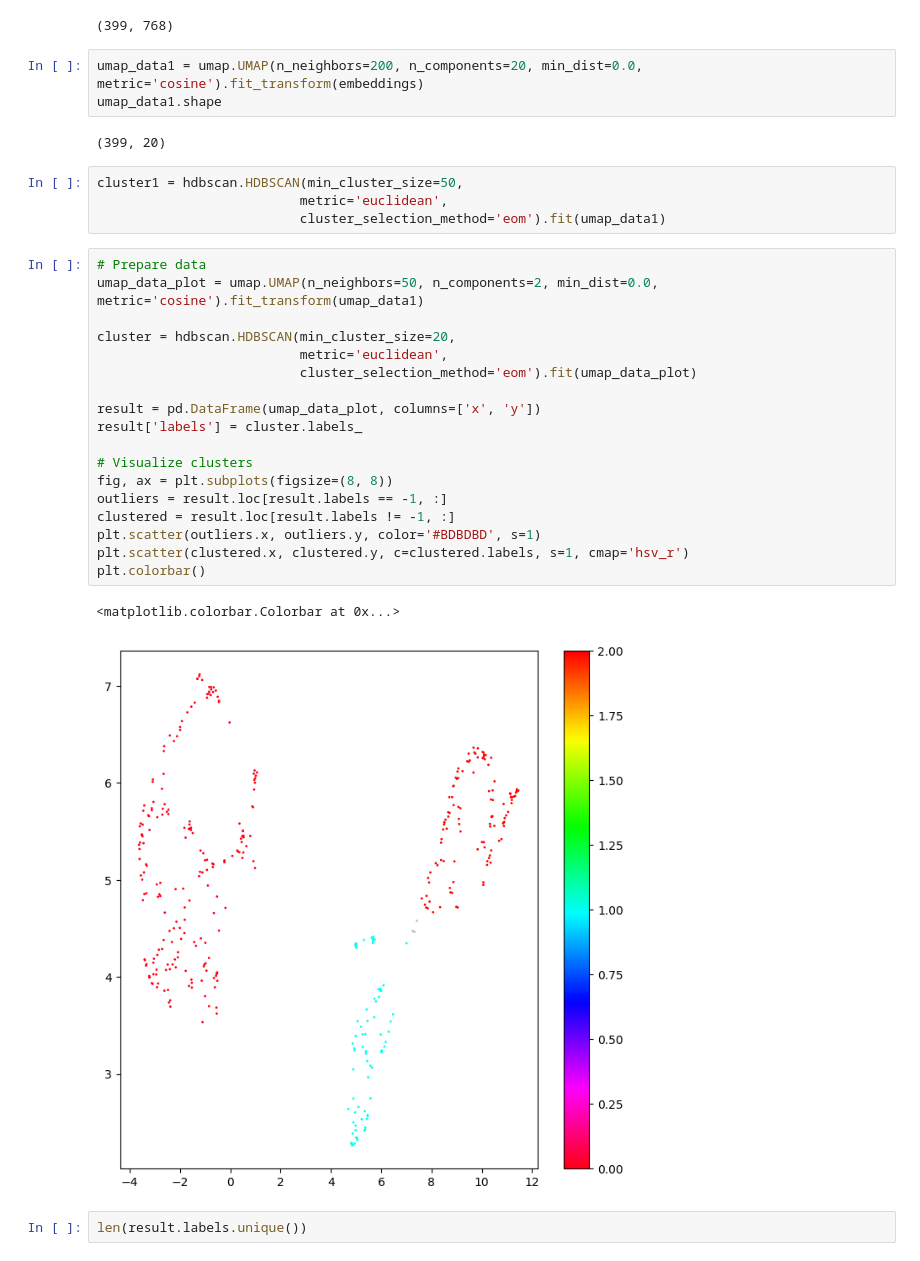
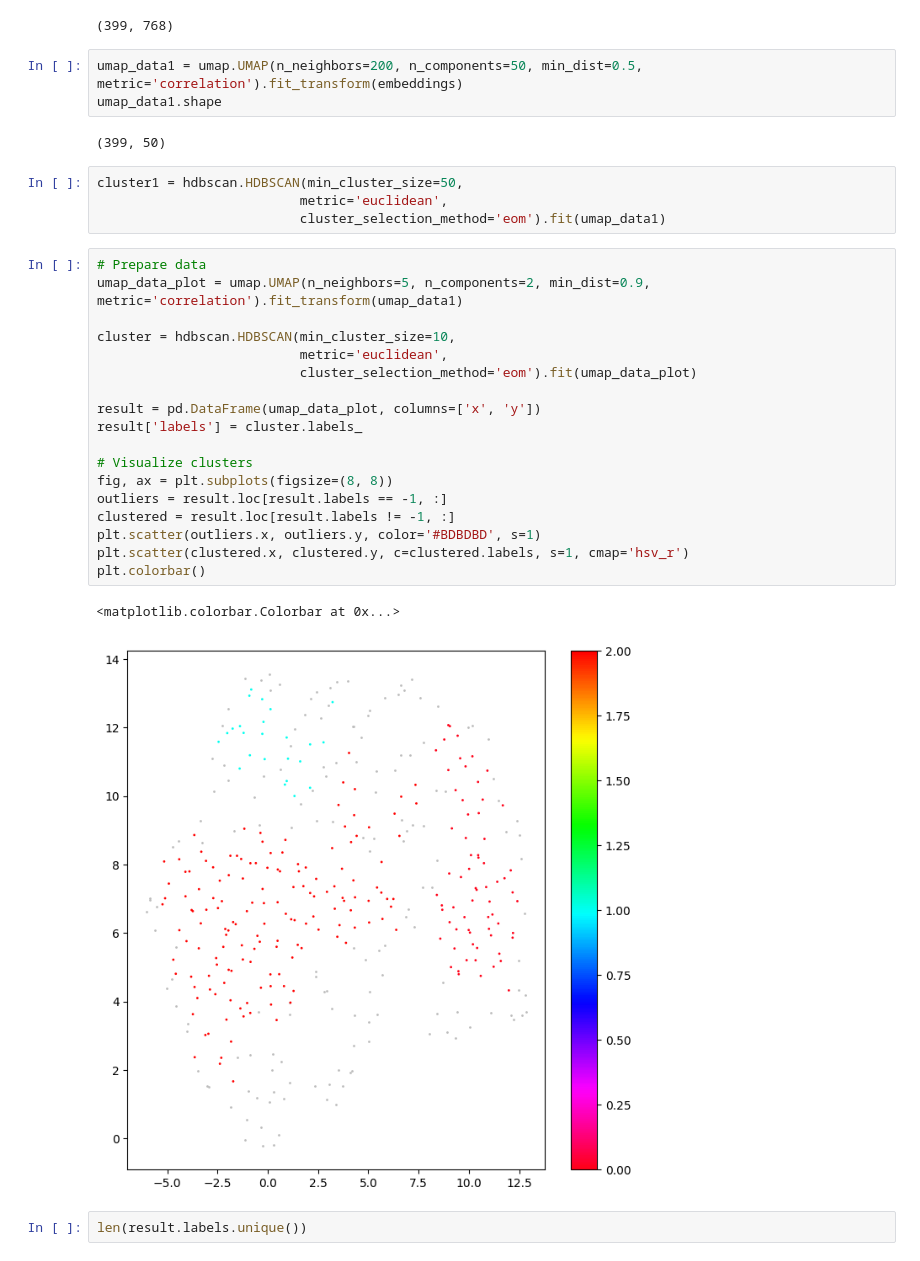
Before and after one commit to booktrackerGirl/Data-wrangling-and-analysis, a Jupyter notebook: Goggle Scholar Search/arXiv_analysis.ipynb, the cells around one changed output. Saved outputs shown, nothing was run; the diff lists cells and outputs as text.

```diff
--- a/Goggle Scholar Search/arXiv_analysis.ipynb
+++ b/Goggle Scholar Search/arXiv_analysis.ipynb
@@ -644,35 +509,35 @@ embeddings.shape
 # %% [output]
 (399, 768)
 # %%
-umap_data1 = umap.UMAP(n_neighbors=200, n_components=20, min_dist=0.0, metric='cosine').fit_transform(embeddings)
+umap_data1 = umap.UMAP(n_neighbors=200, n_components=50, min_dist=0.5, metric='correlation').fit_transform(embeddings)
 umap_data1.shape
 # %% [output]
-(399, 20)
+(399, 50)
 # %%
 cluster1 = hdbscan.HDBSCAN(min_cluster_size=50,
                           metric='euclidean',
                           cluster_selection_method='eom').fit(umap_data1)
 # %%
 # Prepare data
-umap_data_plot = umap.UMAP(n_neighbors=50, n_components=2, min_dist=0.0, metric='cosine').fit_transform(umap_data1)
+umap_data_plot = umap.UMAP(n_neighbors=5, n_components=2, min_dist=0.9, metric='correlation').fit_transform(umap_data1)
 
-cluster = hdbscan.HDBSCAN(min_cluster_size=20,
+cluster = hdbscan.HDBSCAN(min_cluster_size=10,
                           metric='euclidean',
                           cluster_selection_method='eom').fit(umap_data_plot)
 
 result = pd.DataFrame(umap_data_plot, columns=['x', 'y'])
 result['labels'] = cluster.labels_
 
 # Visualize clusters
 fig, ax = plt.subplots(figsize=(8, 8))
 outliers = result.loc[result.labels == -1, :]
 clustered = result.loc[result.labels != -1, :]
 plt.scatter(outliers.x, outliers.y, color='#BDBDBD', s=1)
 plt.scatter(clustered.x, clustered.y, c=clustered.labels, s=1, cmap='hsv_r')
 plt.colorbar()
 # %% [output]
 <matplotlib.colorbar.Colorbar at 0x...>
-[figure, old version]
+[figure, new version]
 # %%
 len(result.labels.unique())
 # %% [output]
```
Also changed, not shown: parts of 25 cells of this notebook, 1 other file.
